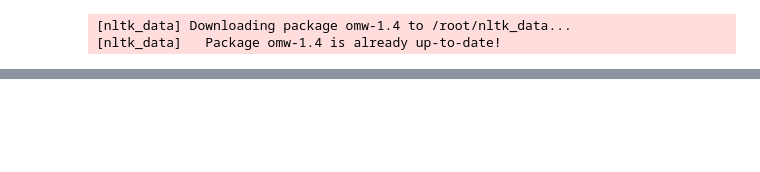
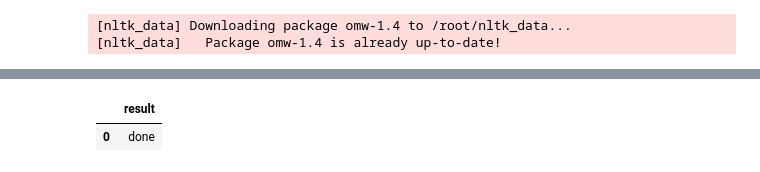
Before and after one commit to tomasonjo/blogs, a Jupyter notebook: ie_pipeline/SpaCy_informationextraction.ipynb, the cells around one changed output, grey strips where cells are left out. Cells and saved outputs as stored; diff of their text form; code cells hidden in the pictures; blank space fills up the shorter version.

```diff
--- a/ie_pipeline/SpaCy_informationextraction.ipynb
+++ b/ie_pipeline/SpaCy_informationextraction.ipynb
@@ -208,0 +217,38 @@ for value, rel_dict in doc._.rel.items():
+# %%
+# Define Neo4j connections
+from neo4j import GraphDatabase
+host = 'bolt://35.172.134.253:7687'
+user = 'neo4j'
+password = 'depositions-badge-counsel'
+driver = GraphDatabase.driver(host,auth=(user, password))
+# %%
+import pandas as pd
+
+def run_query(query, params={}):
+    with driver.session() as session:
+        result = session.run(query, params)
+        return pd.DataFrame([r.values() for r in result], columns=result.keys())
+# %%
+params = [rel_dict for value, rel_dict in doc._.rel.items()]
+
+import_query = """
+UNWIND $data AS row
+MERGE (h:Entity {id: CASE WHEN NOT row.head_span.id = 'id-less' THEN row.head_span.id ELSE row.head_span.text END})
+ON CREATE SET h.text = row.head_span.text
+MERGE (t:Entity {id: CASE WHEN NOT row.tail_span.id = 'id-less' THEN row.tail_span.id ELSE row.tail_span.text END})
+ON CREATE SET t.text = row.tail_span.text
+WITH row, h, t
+CALL apoc.merge.relationship(h, toUpper(replace(row.relation,' ', '_')),
+  {},
+  {},
+  t,
+  {}
+)
+YIELD rel
+RETURN distinct 'done' AS result;
+"""
+
+run_query(import_query, {'data': params})
+# %% [output]
+|  | result |
+| 0 | done |
```
Also changed, not shown: parts of 9 cells of this notebook.
